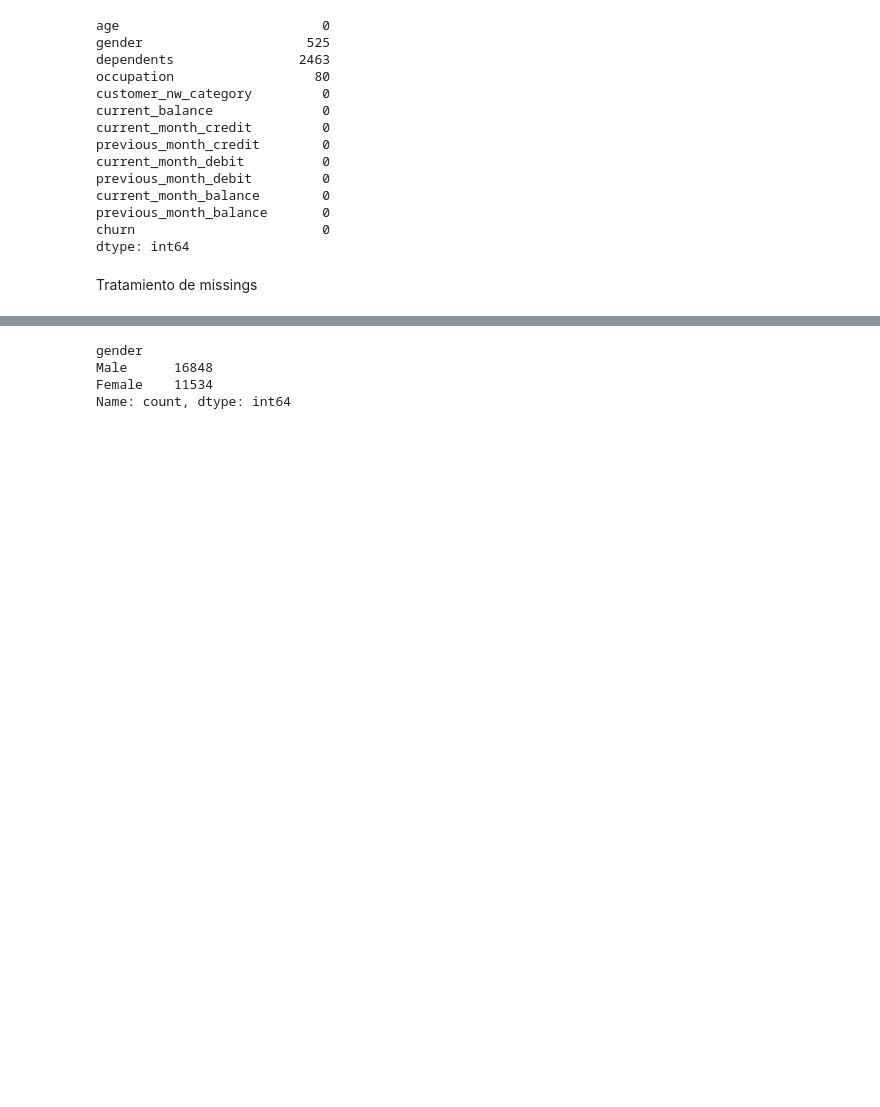
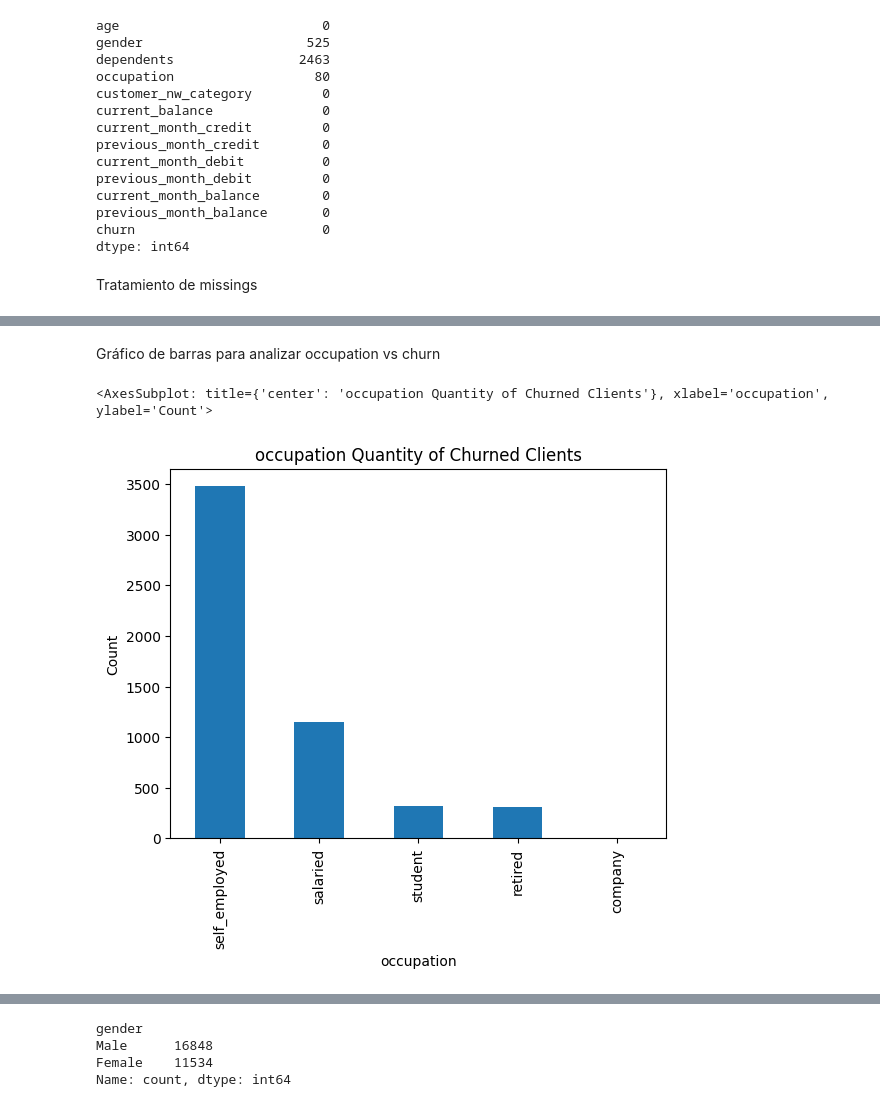
Before and after one commit to LuisBDev/Modelo-de-Prediccion-Fuga-de-Clientes-Banca-NJIT, a Jupyter notebook: Project_BankChurn_Classifier.ipynb, the cells around one changed output, grey strips where cells are left out. Saved outputs shown, nothing was run; the diff lists cells and outputs as text; code cells hidden in the pictures; blank space fills up the shorter version.

```diff
--- a/Project_BankChurn_Classifier.ipynb
+++ b/Project_BankChurn_Classifier.ipynb
@@ -66,0 +100,8 @@ df_clean["occupation"].fillna(method='bfill', inplace=True)
+# %% [markdown]
+Gráfico de barras para analizar occupation vs churn
+# %%
+occupation_churned = churned_clients['occupation'].value_counts()
+occupation_churned.plot(kind='bar', xlabel='occupation', ylabel='Count', title='occupation Quantity of Churned Clients')
+# %% [output]
+<AxesSubplot: title={'center': 'occupation Quantity of Churned Clients'}, xlabel='occupation', ylabel='Count'>
+[figure, added]
```
Also changed, not shown: parts of 22 cells of this notebook, 1 other file.
